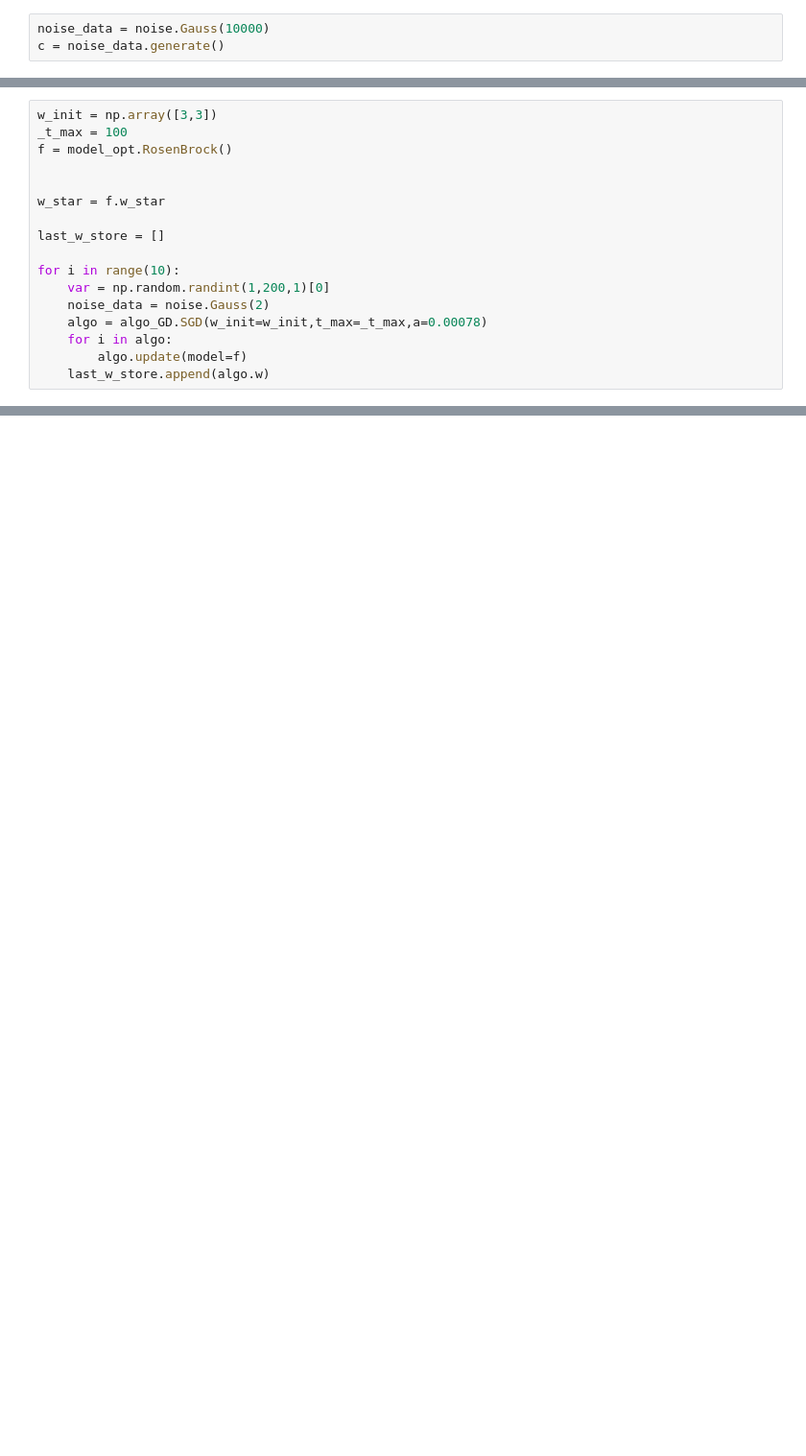
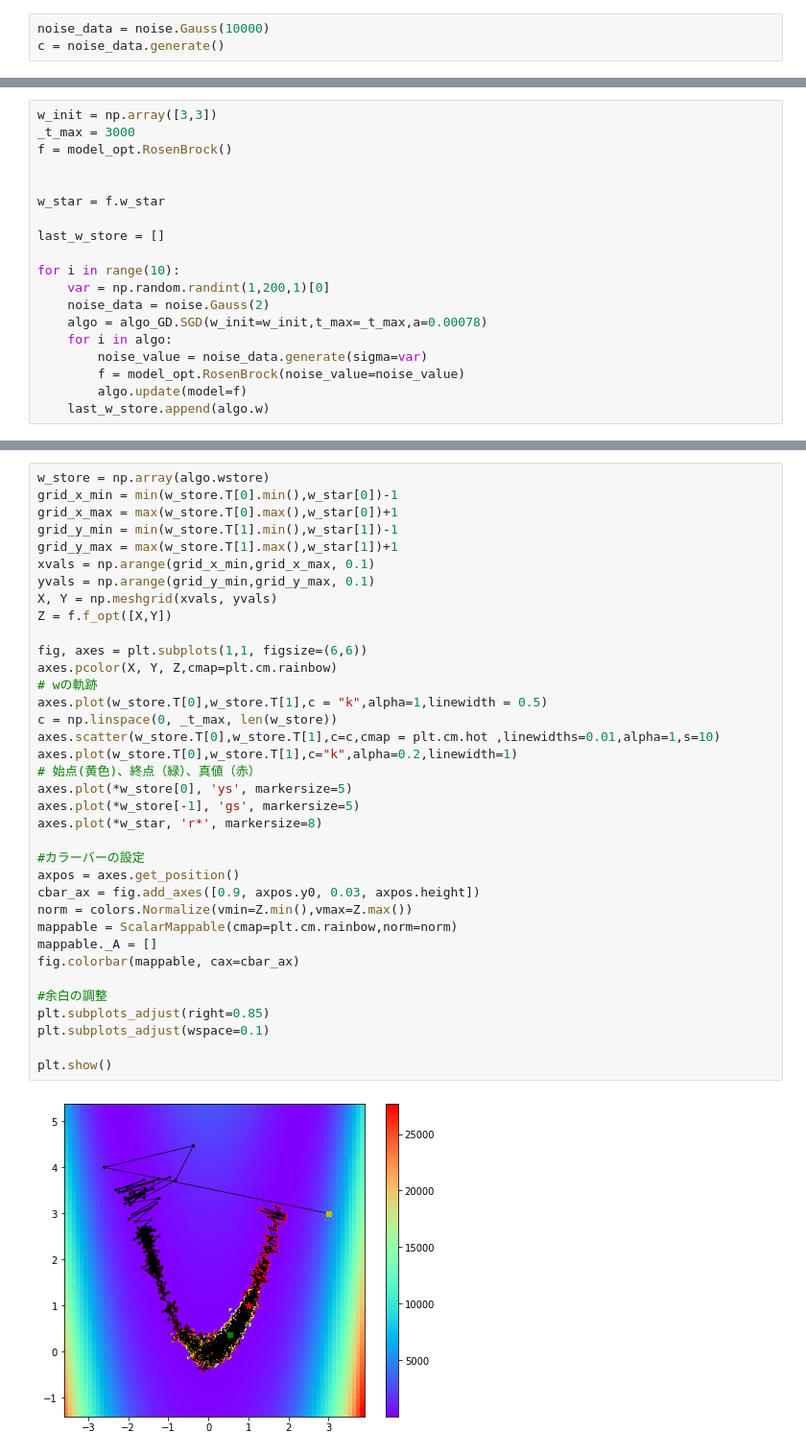
Before and after one commit to NaokiNakamichi/ML, a Jupyter notebook: GD/calssnoise_id.ipynb, the cells around one changed output, grey strips where cells are left out. Shown at 96% size. Drawn from its saved outputs; the diff is of its cells as text; blank space fills up the shorter version.

```diff
--- a/GD/calssnoise_id.ipynb
+++ b/GD/calssnoise_id.ipynb
@@ -32,6 +34,6 @@ plt.hist(c,bins=100)
 # %%
 w_init = np.array([3,3])
-_t_max = 100
+_t_max = 3000
 f = model_opt.RosenBrock()
 
 
@@ -44,5 +46,7 @@ for i in range(10):
     noise_data = noise.Gauss(2)
     algo = algo_GD.SGD(w_init=w_init,t_max=_t_max,a=0.00078)
     for i in algo:
+        noise_value = noise_data.generate(sigma=var)
+        f = model_opt.RosenBrock(noise_value=noise_value)
         algo.update(model=f)
     last_w_store.append(algo.w)
@@ -86,0 +66,38 @@ algo.wstore
+# %%
+w_store = np.array(algo.wstore)
+grid_x_min = min(w_store.T[0].min(),w_star[0])-1
+grid_x_max = max(w_store.T[0].max(),w_star[0])+1
+grid_y_min = min(w_store.T[1].min(),w_star[1])-1
+grid_y_max = max(w_store.T[1].max(),w_star[1])+1
+xvals = np.arange(grid_x_min,grid_x_max, 0.1)
+yvals = np.arange(grid_y_min,grid_y_max, 0.1)
+X, Y = np.meshgrid(xvals, yvals)
+Z = f.f_opt([X,Y])
+
+fig, axes = plt.subplots(1,1, figsize=(6,6))
+axes.pcolor(X, Y, Z,cmap=plt.cm.rainbow)
+# wの軌跡
+axes.plot(w_store.T[0],w_store.T[1],c = "k",alpha=1,linewidth = 0.5)
+c = np.linspace(0, _t_max, len(w_store))
+axes.scatter(w_store.T[0],w_store.T[1],c=c,cmap = plt.cm.hot ,linewidths=0.01,alpha=1,s=10)
+axes.plot(w_store.T[0],w_store.T[1],c="k",alpha=0.2,linewidth=1)
+# 始点(黄色)、終点（緑）、真値（赤）
+axes.plot(*w_store[0], 'ys', markersize=5)
+axes.plot(*w_store[-1], 'gs', markersize=5)
+axes.plot(*w_star, 'r*', markersize=8)
+
+#カラーバーの設定
+axpos = axes.get_position()
+cbar_ax = fig.add_axes([0.9, axpos.y0, 0.03, axpos.height])
+norm = colors.Normalize(vmin=Z.min(),vmax=Z.max())
+mappable = ScalarMappable(cmap=plt.cm.rainbow,norm=norm)
+mappable._A = []
+fig.colorbar(mappable, cax=cbar_ax)
+
+#余白の調整
+plt.subplots_adjust(right=0.85)
+plt.subplots_adjust(wspace=0.1)
+
+plt.show()
+# %% [output]
+[figure, added]
```
Also changed, not shown: parts of 5 cells of this notebook, 5 other files.
